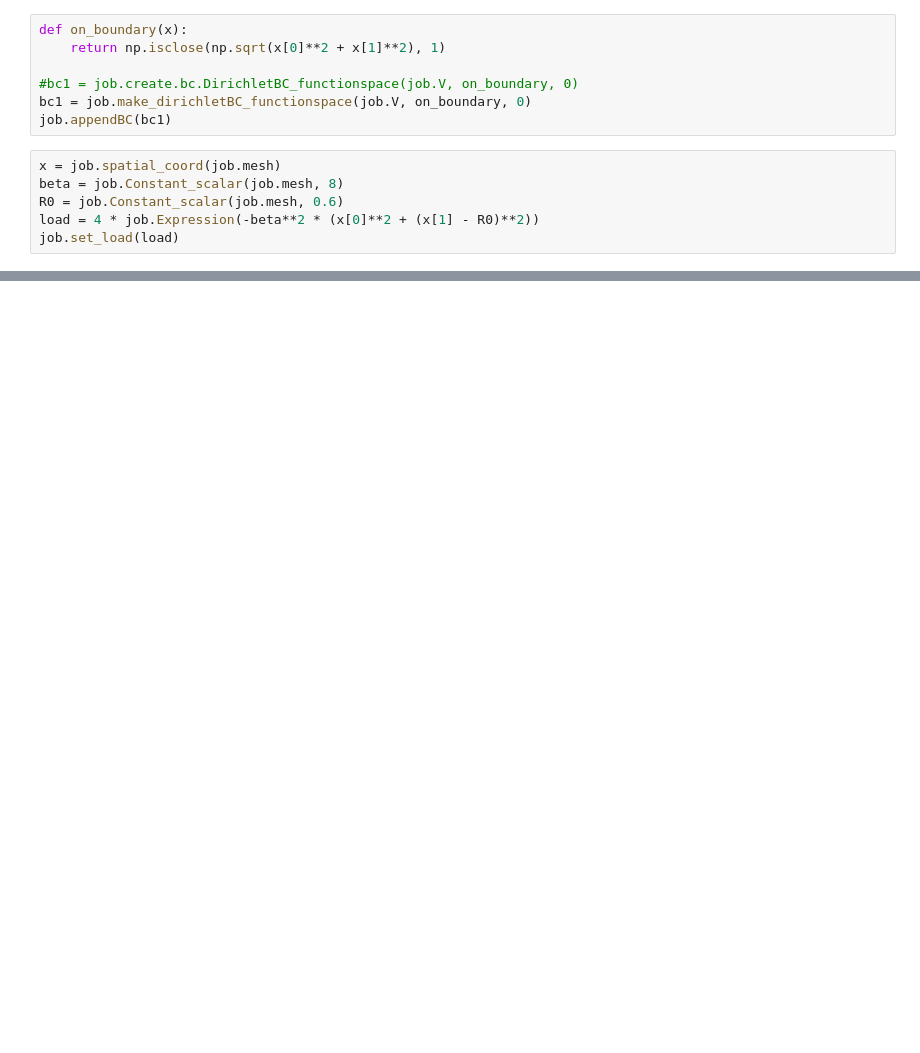
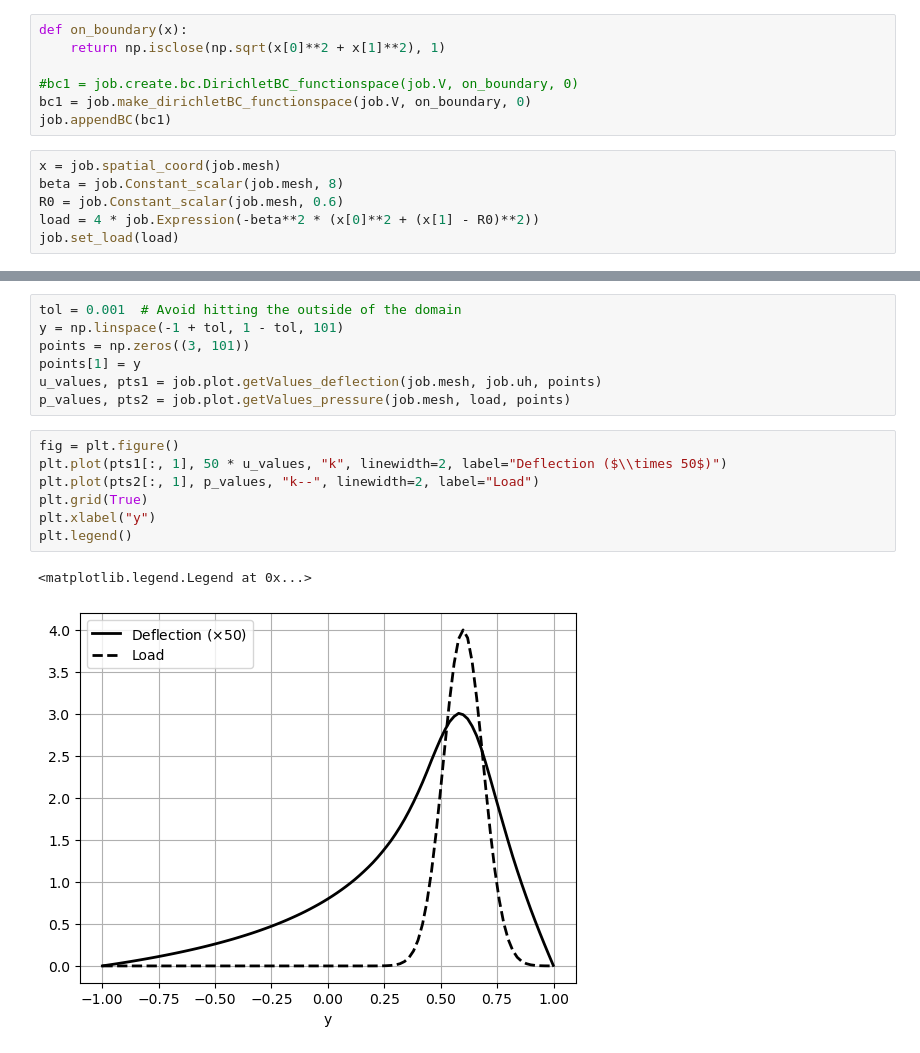
Before and after one commit to pyiron/pyiron_continuum, a Jupyter notebook: notebooks/test_pyiron_fenicsx_PoissonMembrane.ipynb, the cells around one changed output, grey strips where cells are left out. Saved outputs shown, nothing was run; the diff lists cells and outputs as text; blank space fills up the shorter version.

Commit message:
add some plotting functionalities

```diff
--- a/notebooks/test_pyiron_fenicsx_PoissonMembrane.ipynb
+++ b/notebooks/test_pyiron_fenicsx_PoissonMembrane.ipynb
@@ -50 +58,18 @@ job.plot.plot_deformed_functionspace(job.V, job.uh, 20)
+# %%
+tol = 0.001  # Avoid hitting the outside of the domain
+y = np.linspace(-1 + tol, 1 - tol, 101)
+points = np.zeros((3, 101))
+points[1] = y
+u_values, pts1 = job.plot.getValues_deflection(job.mesh, job.uh, points)
+p_values, pts2 = job.plot.getValues_pressure(job.mesh, load, points)
+# %%
+fig = plt.figure()
+plt.plot(pts1[:, 1], 50 * u_values, "k", linewidth=2, label="Deflection ($\\times 50$)")
+plt.plot(pts2[:, 1], p_values, "k--", linewidth=2, label="Load")
+plt.grid(True)
+plt.xlabel("y")
+plt.legend()
+# %% [output]
+<matplotlib.legend.Legend at 0x...>
+[figure, added]
 # %%
```
Also changed, not shown: parts of 6 cells of this notebook, 3 other files.
